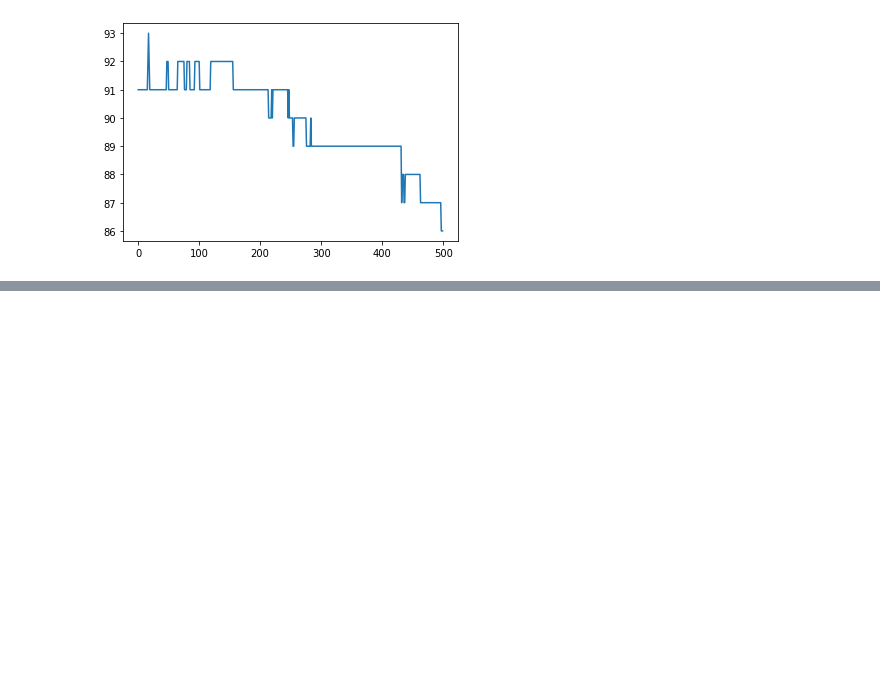
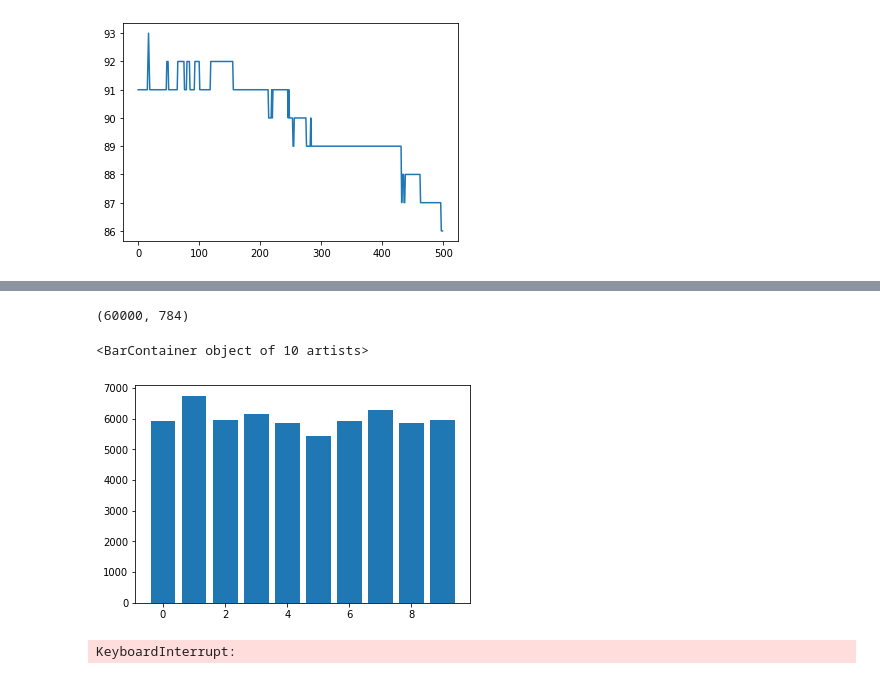
Before and after one commit to datascience-mobi/2021-topic-04-team-02, a Jupyter notebook: Data exploration.ipynb, the cells around one changed output, grey strips where cells are left out. Saved outputs shown, nothing was run; the diff lists cells and outputs as text; code cells hidden in the pictures; blank space fills up the shorter version.

```diff
--- a/Data exploration.ipynb
+++ b/Data exploration.ipynb
@@ -192,0 +196,37 @@ trainlabels[47317]
+# %%
+import pickle
+import numpy as np
+with open('data/train_points.p', 'rb') as f:
+        X = pickle.load(f)
+
+xsorted = X[X[:, 0].argsort()]
+xsortvalue = np.delete(xsorted, 0, axis=1)
+xzero = np.delete(xsorted, np.where(xsorted[:,0] != 0), axis= 0)
+xzerovalues = np.delete(xzero, 0, axis=1)
+# %%
+np.shape(xzerovalues)
+np.shape(xsortvalue)
+# %% [output]
+(60000, 784)
+# %%
+numbers = np.array([range(0,10), range(0,10)])
+for i in range(0,10):
+    xsorted = X[X[:, 0].argsort()]
+    xi = np.delete(xsorted, np.where(xsorted[:,0] != i), axis=0)
+    xiv = np.delete(xi, 0, axis=1)
+    shape = np.shape(xiv)
+    numbers[0 , i] = shape[0]
+# %%
+plt.bar(numbers[1], numbers[0])
+# %% [output]
+<BarContainer object of 10 artists>
+[figure, added]
+# %%
+x_sc = (train_values - np.mean(train_values, axis=0))
+std = (np.std(train_values, axis=0))
+sh = np.shape(std)[0]
+for i in range(0, sh):
+    if std[i,] != 0:
+        x_sc[i,] = x_sc[i,]/np.std(train_values, axis=0)
+# %% [output]
+KeyboardInterrupt:
```
Also changed, not shown: parts of 14 cells of this notebook, 4 other files.
